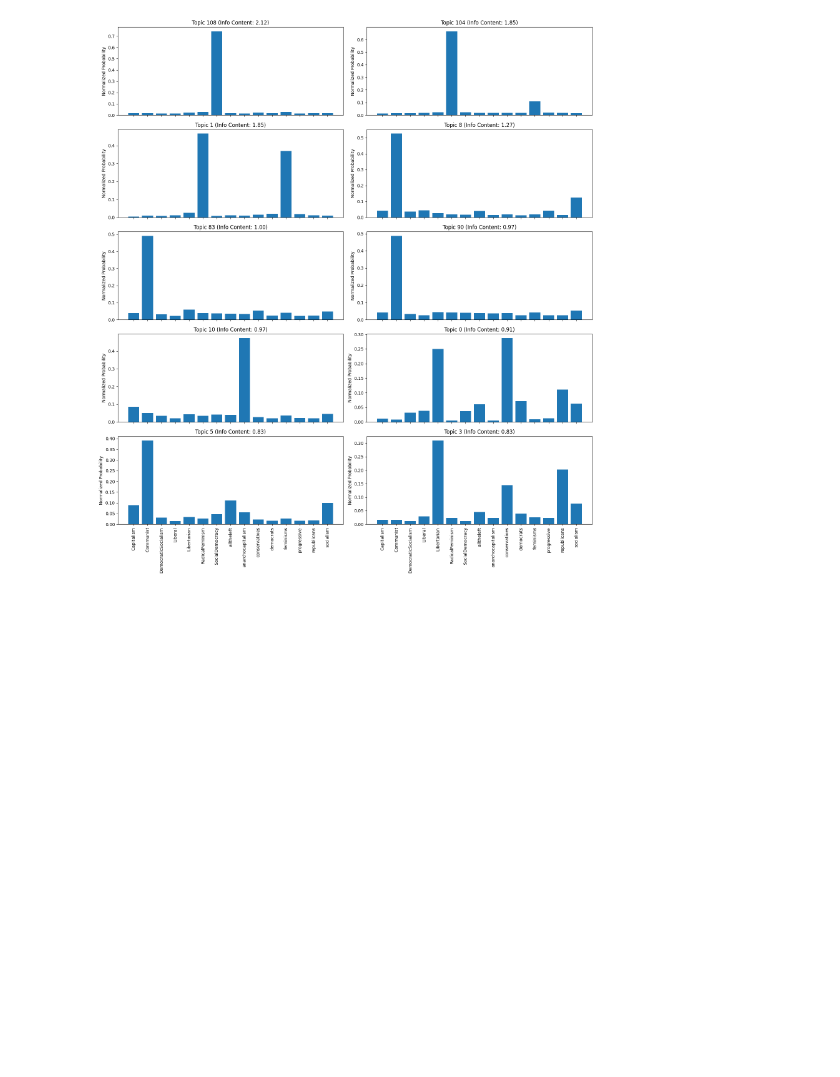
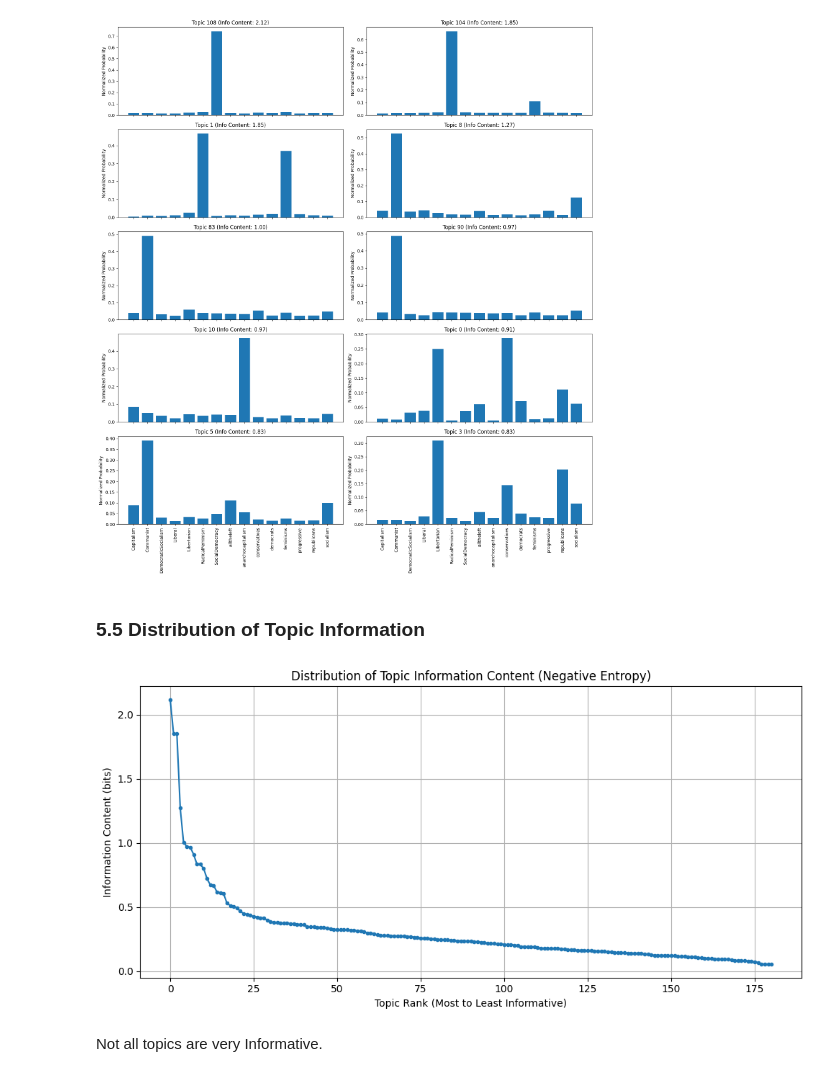
Before and after one commit to nathanaelambert/ConservativesLiberals, a Jupyter notebook: base_analysis.ipynb, the cells around one changed output. Drawn from its saved outputs; the diff is of its cells as text; code cells hidden in the pictures; blank space fills up the shorter version.

```diff
--- a/base_analysis.ipynb
+++ b/base_analysis.ipynb
@@ -311,3 +312,21 @@ plt.tight_layout()
 plt.show()
 # %% [output]
 [figure]
+# %% [markdown]
+### 5.5 Distribution of Topic Information
+# %%
+# info_content is a pandas Series: index=topic_id, value=information content (negative entropy)
+sorted_info = info_content.sort_values(ascending=False).reset_index(drop=True)
+
+plt.figure(figsize=(10, 5))
+plt.plot(sorted_info.values, marker='.')
+plt.title("Distribution of Topic Information Content (Negative Entropy)")
+plt.xlabel("Topic Rank (Most to Least Informative)")
+plt.ylabel("Information Content (bits)")
+plt.grid(True)
+plt.tight_layout()
+plt.show()
+# %% [output]
+[figure, added]
+# %% [markdown]
+Not all topics are very Informative.
```
Also changed, not shown: parts of 9 cells of this notebook, 1 other file.
